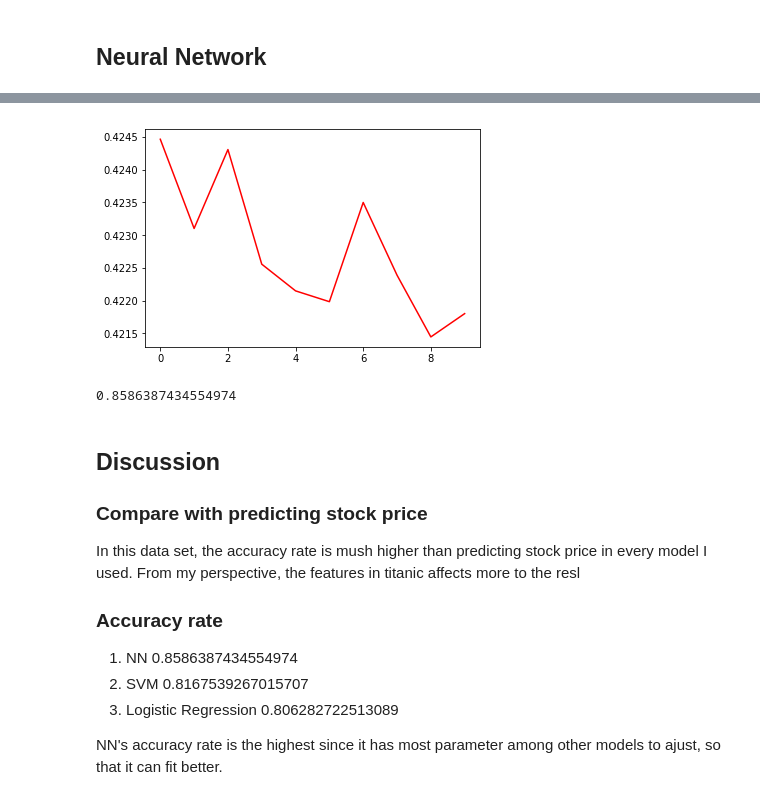
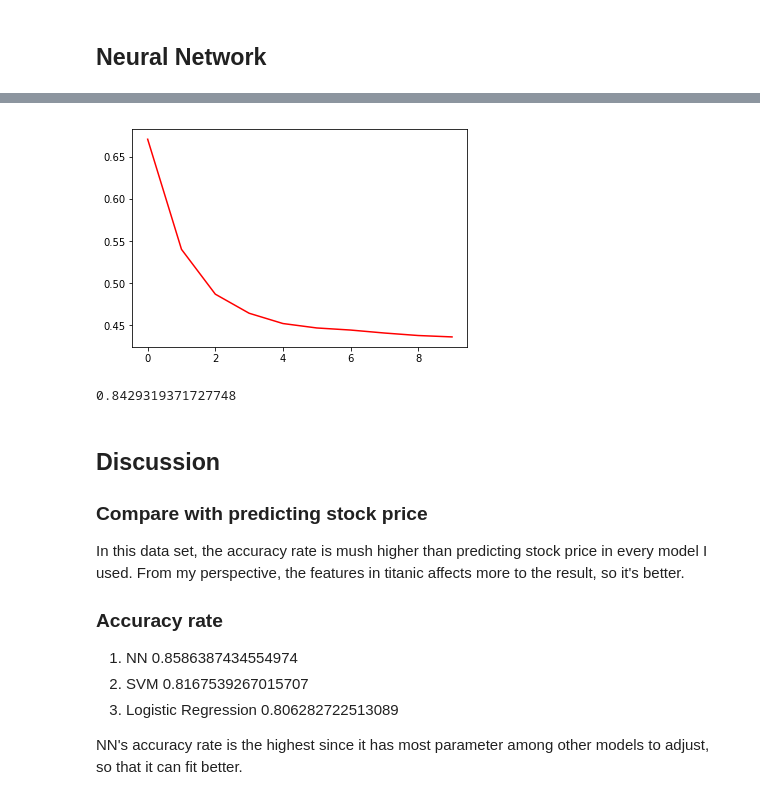
Before and after one commit to BananaChen/FDA, a Jupyter notebook: Hw3/FDA_Hw3.ipynb, the cells around one changed output, grey strips where cells are left out. Cells and saved outputs as stored; diff of their text form; code cells hidden in the pictures.

```diff
--- a/Hw3/FDA_Hw3.ipynb
+++ b/Hw3/FDA_Hw3.ipynb
@@ -404,6 +404,12 @@ Trainable params: 181
 Non-trainable params: 0
 _________________________________________________________________
 # %%
+from sklearn.utils import class_weight
+
+class_weight = class_weight.compute_class_weight('balanced'
+                                               ,np.unique(train_y)
+                                               ,train_y)
+
 history = model.fit(train_x_std,
                     train_y,
                     epochs=10,
@@ -440,14 +446,14 @@ Testing accuracy: 0.8586387437675636
-[figure, old version]
+[figure, new version]
 # %%
 nn_pred = model.predict_classes(test_x_std)
 print(accuracy_score(test_y, nn_pred))
 # %% [output]
-0.8586387434554974
+0.8429319371727748
 # %% [markdown]
 ## Discussion
 
 ### Compare with predicting stock price
-In this data set, the accuracy rate is mush higher than predicting stock price in every model I used. From my perspective, the features in titanic affects more to the resl
+In this data set, the accuracy rate is mush higher than predicting stock price in every model I used. From my perspective, the features in titanic affects more to the result, so it's better.
 
 
 ### Accuracy rate
@@ -455,4 +461,4 @@ In this data set, the accuracy rate is mush higher than predicting stock price i
 2. SVM 0.8167539267015707
 3. Logistic Regression 0.806282722513089
 
-NN's accuracy rate is the highest since it has most parameter among other models to ajust, so that it can fit better.
+NN's accuracy rate is the highest since it has most parameter among other models to adjust, so that it can fit better.
```
Also changed, not shown: parts of 2 cells of this notebook, 7 other files.
